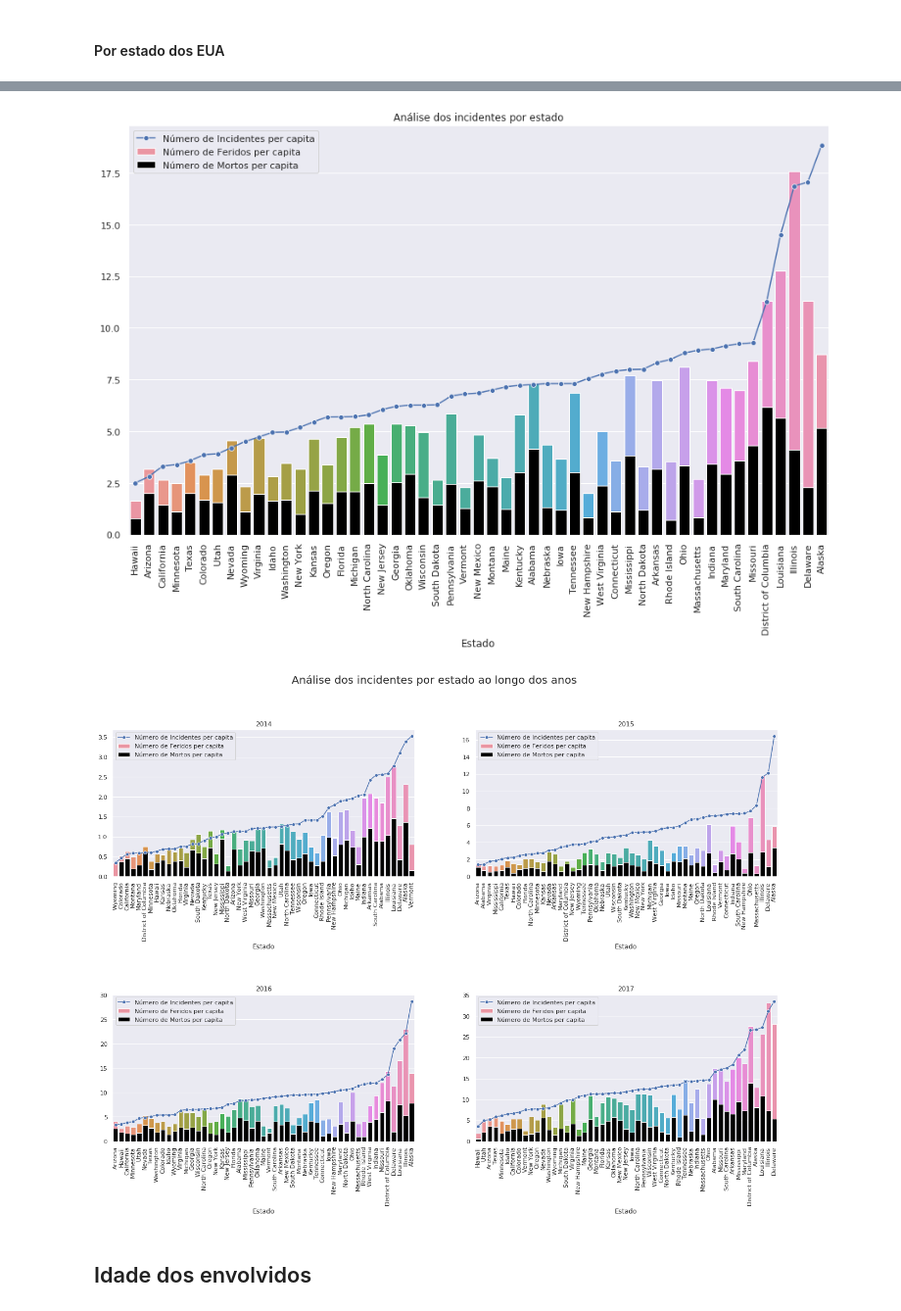
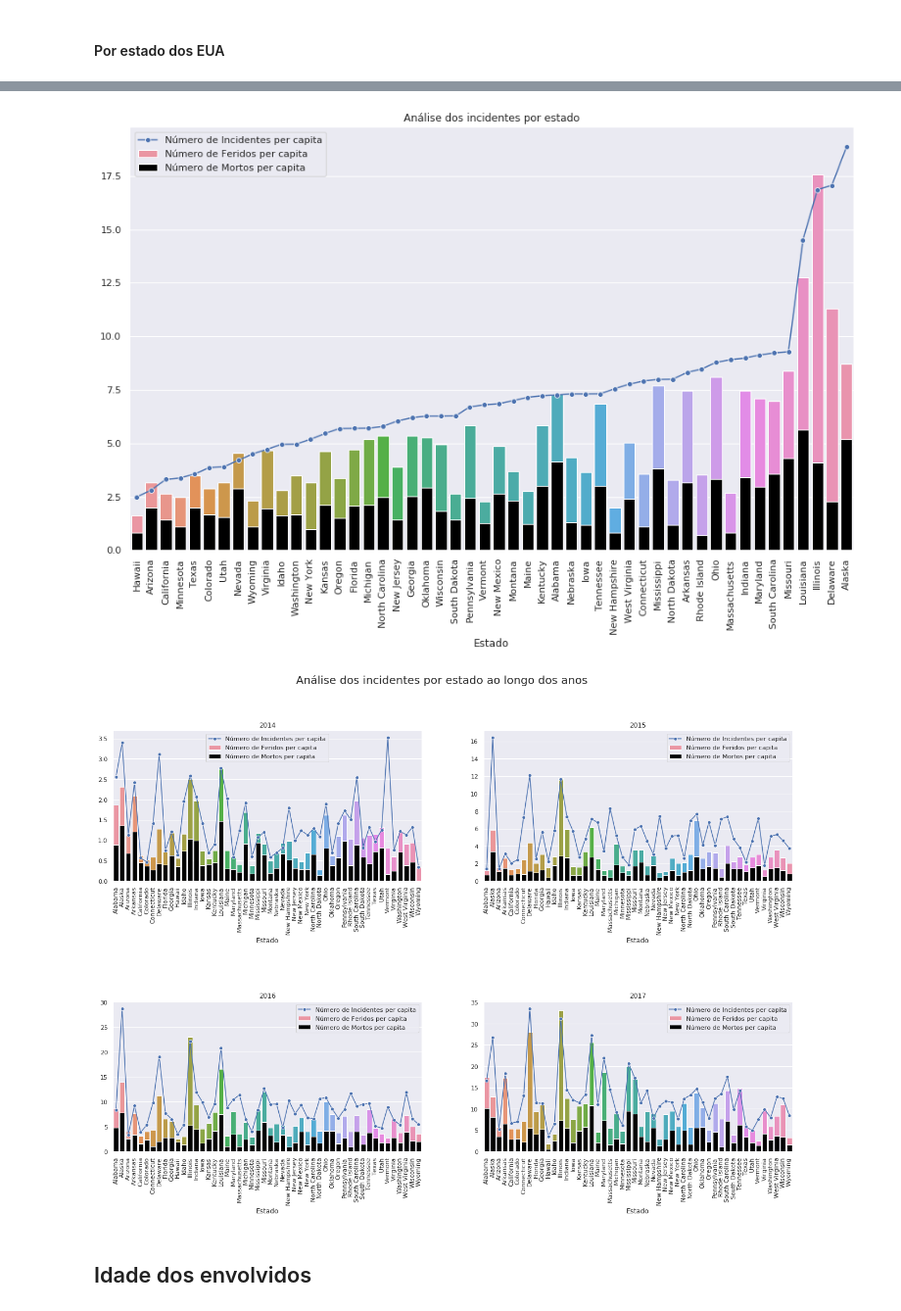
Before and after one commit to PedroPrisxzma/DataScience-Project, a Jupyter notebook: notebooks/Exploratory_Analysis.ipynb, the cells around one changed output, grey strips where cells are left out. Shown at 98% size. Cells and saved outputs as stored; diff of their text form; code cells hidden in the pictures.

```diff
--- a/notebooks/Exploratory_Analysis.ipynb
+++ b/notebooks/Exploratory_Analysis.ipynb
@@ -75,16 +75,16 @@ for index, year in enumerate(range(2014, 2018)):
     ax = fig.add_subplot(2,2,index+1)
     states[f'total_killed_injured_{year}'] = (states[f'n_injured_{year}'] +
                                               states[f'n_killed_{year}'])
-    sorted_states = states.sort_values(f'n_incidents_{year}')
 
+#     states = states.sort_values(f'n_incidents_{year}')
 
     # Define o plot
     sns.lineplot(x='state', y=f'n_incidents_{year}', marker='o',
-                         data=sorted_states, label='Número de Incidentes', sort=False)
+                         data=states, label='Número de Incidentes', sort=False)
     sns.barplot(x='state', y=f'total_killed_injured_{year}',
-                         data=sorted_states, label='Número de Feridos')
+                         data=states, label='Número de Feridos')
     sns.barplot(x='state', y=f'n_killed_{year}', color="black",
-                         data=sorted_states,label='Número de Mortos')
+                         data=states,label='Número de Mortos')
     # Título do plot
     plt.title(year)
     # Nome do eixo x
@@ -94,5 +94,6 @@ for index, year in enumerate(range(2014, 2018)):
     # Rotaciona nomes no eixo x
     plt.xticks(rotation=90)
     plt.legend()
+plt.savefig('../resultados/incidentes_estado_ano.png')
 plt.show()
 # %% [output]
@@ -122,38 +123,37 @@ plt.xticks(rotation=90)
 plt.legend()
 plt.show()
 # %% [output]
-[figure, old version]
+[figure, new version]
 # %%
 fig = plt.figure(figsize=(22, 14))
 fig.subplots_adjust(hspace=0.8, wspace=0.2)
 fig.suptitle('Análise dos incidentes por estado ao longo dos anos', fontsize=20)
 
 for index, year in enumerate(range(2014, 2018)):
     ax = fig.add_subplot(2,2,index+1)
     states[f'killed_injured_per_capita_{year}'] = (states[f'injured_per_capita_{year}'] +
                                                    states[f'killed_per_capita_{year}'])
 
-    sorted_states = states.sort_values(f'incidents_per_capita_{year}')
-
     # Define o plot
     sns.lineplot(x='state', y=f'incidents_per_capita_{year}', marker='o',
-                         data=sorted_states, label='Número de Incidentes per capita', sort=False)
+                         data=states, label='Número de Incidentes per capita', sort=False)
     sns.barplot(x='state', y=f'killed_injured_per_capita_{year}',
-                         data=sorted_states, label='Número de Feridos per capita')
+                         data=states, label='Número de Feridos per capita')
     sns.barplot(x='state', y=f'killed_per_capita_{year}', color="black",
-                         data=sorted_states,label='Número de Mortos per capita')
+                         data=states,label='Número de Mortos per capita')
     # Título do plot
     plt.title(year)
     # Nome do eixo x
     plt.xlabel('Estado')
     # Nome do eixo y
     plt.ylabel('')
     # Rotaciona nomes no eixo x
     plt.xticks(rotation=90)
     plt.legend()
+plt.savefig('../resultados/incidentes_estado_percapita_ano.png')
 plt.show()
 # %% [output]
-[figure, old version]
+[figure, new version]
 # %% [markdown]
 ## Idade dos envolvidos
 # %%
```
Also changed, not shown: parts of 28 cells of this notebook, 12 other files.
